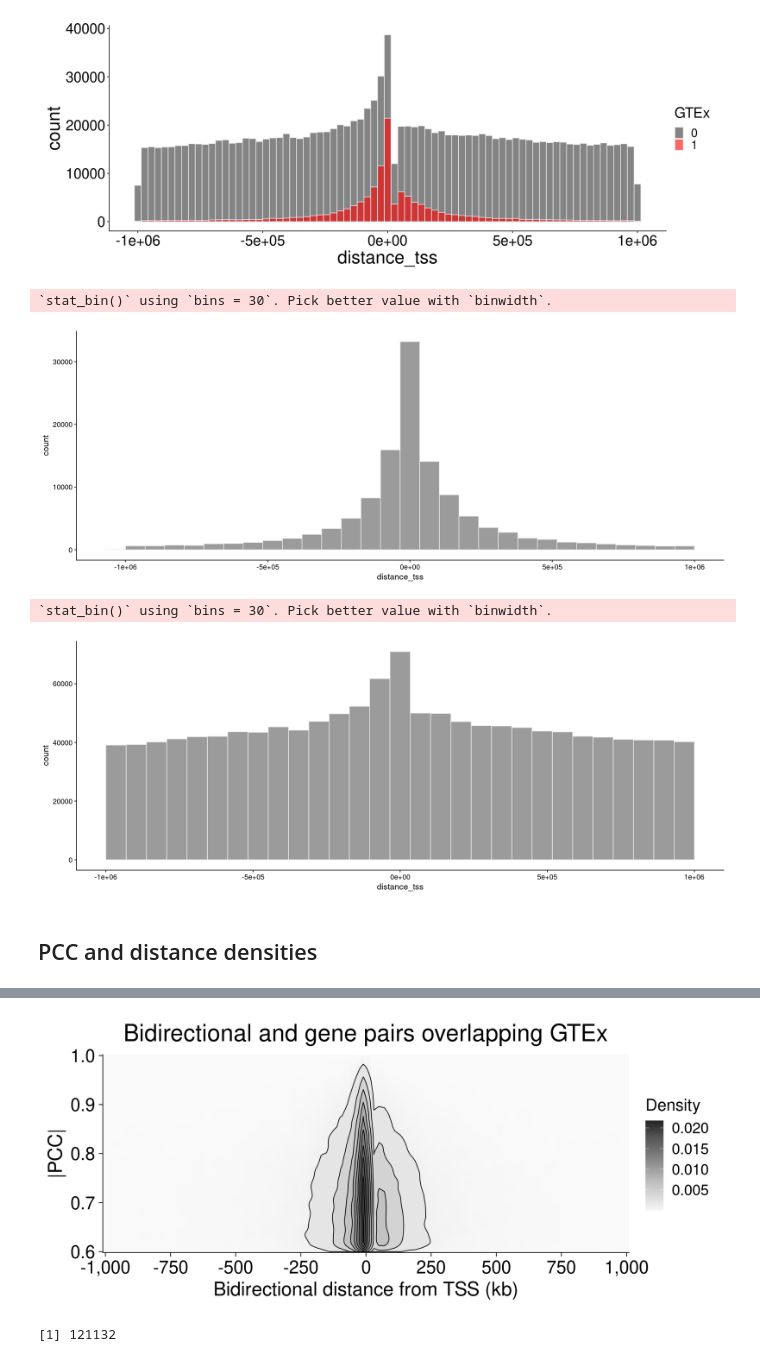
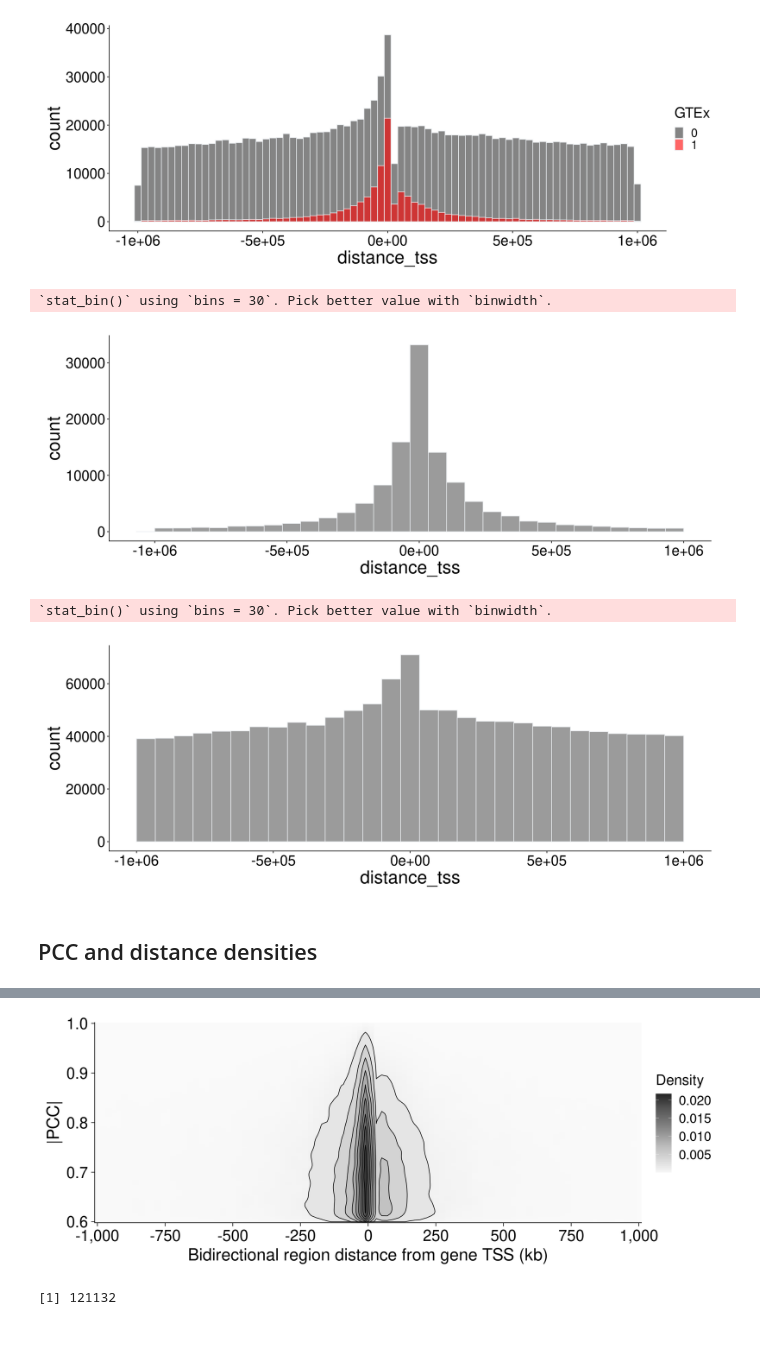
Before and after one commit to Dowell-Lab/DBNascent_Analysis, a Jupyter notebook: analysis/13_Fig4D_compare_with_GTEx_eQTLs.ipynb, the cells around one changed output, grey strips where cells are left out. Saved outputs shown, nothing was run; the diff lists cells and outputs as text; code cells hidden in the pictures; blank space fills up the shorter version.

Commit message:
Cleaning plots and generating updated figures.

```diff
--- a/analysis/13_Fig4D_compare_with_GTEx_eQTLs.ipynb
+++ b/analysis/13_Fig4D_compare_with_GTEx_eQTLs.ipynb
@@ -536,10 +536,18 @@ ggplot(subset(sig_pairs_path_DT_filt, gtex=='1'),
     geom_histogram( color="#e9ecef", alpha=0.6, position = 'identity') +
     scale_fill_manual(values=c("#69b3a2", "#404080")) +
     theme_cowplot() +
-    labs(fill="")
+    labs(fill="") +
+theme(plot.title = element_text(hjust = 0.5, face = "plain"),
+      title = element_text(size = 30),
+      axis.title = element_text(size = 30),
+      axis.text.x = element_text(size = 24),
+      axis.text.y = element_text(size = 24),
+     legend.title = element_text(size = 24),
+     legend.text = element_text(size = 20))+
+theme(plot.margin = margin(0.5,1,0.5,0.5, "cm"))
 # %% [output]
 `stat_bin()` using `bins = 30`. Pick better value with `binwidth`.
-[figure, old version]
+[figure, new version]
 # %%
 options(repr.plot.width=16, repr.plot.height=6)
 
@@ -548,10 +556,18 @@ ggplot(subset(sig_pairs_path_DT_filt, gtex=='0'),
     geom_histogram( color="#e9ecef", alpha=0.6, position = 'identity') +
     scale_fill_manual(values=c("#69b3a2", "#404080")) +
     theme_cowplot() +
-    labs(fill="")
+    labs(fill="") +
+theme(plot.title = element_text(hjust = 0.5, face = "plain"),
+      title = element_text(size = 30),
+      axis.title = element_text(size = 30),
+      axis.text.x = element_text(size = 24),
+      axis.text.y = element_text(size = 24),
+     legend.title = element_text(size = 24),
+     legend.text = element_text(size = 20))+
+theme(plot.margin = margin(0.5,1,0.5,0.5, "cm"))
 # %% [output]
 `stat_bin()` using `bins = 30`. Pick better value with `binwidth`.
-[figure, old version]
+[figure, new version]
 # %% [markdown]
 ## PCC and distance densities
 # %%
@@ -567,37 +583,37 @@ A data.table: 6 × 24
 | chr1 | 94418388 | 94478723 | ABCD3:NM_001122674.2 | . | + | ... |
 | chr1 | 94418388 | 94478723 | ABCD3:NM_001122674.2 | . | + | ... |
 # %%
-options(repr.plot.width=14, repr.plot.height=6)
+options(repr.plot.width=16, repr.plot.height=6)
 
 dist_pcc_all_gtex <- ggplot(subset(sig_pairs_path_DT_filt, gtex=='1'),
                               aes(x=distance_tss/1000, y=abs(pcc))) +
 stat_density_2d(geom = "raster",
                 aes(fill = ..density..),
                 contour = F, alpha=0.5) +
 stat_density_2d(geom = "polygon", contour = TRUE,
                   aes(fill = after_stat(level)),
                 colour = "black",
                   bins = 10) +
-ggtitle("Bidirectional and gene pairs overlapping GTEx") +
+#ggtitle("Bidirectional and gene pairs overlapping GTEx") +
 ylab("|PCC|")+
-xlab('Bidirectional distance from TSS (kb)') +
+xlab('Bidirectional region distance from gene TSS (kb)') +
 theme_cowplot(24) +
 scale_x_continuous(expand = c(0, 0),
                    breaks=seq(-1000,1000,250),
                   labels = scales::comma) +
 scale_y_continuous(#limits=c(0.6, 1),
                     expand = c(0, 0)) +
 scale_fill_distiller(palette= "Greys", direction=1, name="Density") +
 theme(plot.title = element_text(hjust = 0.5, face = "plain"),
       title = element_text(size = 30),
       axis.title = element_text(size = 28),
       axis.text.x = element_text(size = 26),
       axis.text.y = element_text(size = 26),
      legend.title = element_text(size = 24),
      legend.text = element_text(size = 22))+
 theme(plot.margin = margin(0.5,1,0.5,0.5, "cm"))
 
 dist_pcc_all_gtex
 # %% [output]
-[figure, old version]
+[figure, new version]
 # %%
```
Also changed, not shown: parts of 1 cell of this notebook, 6 other files.
